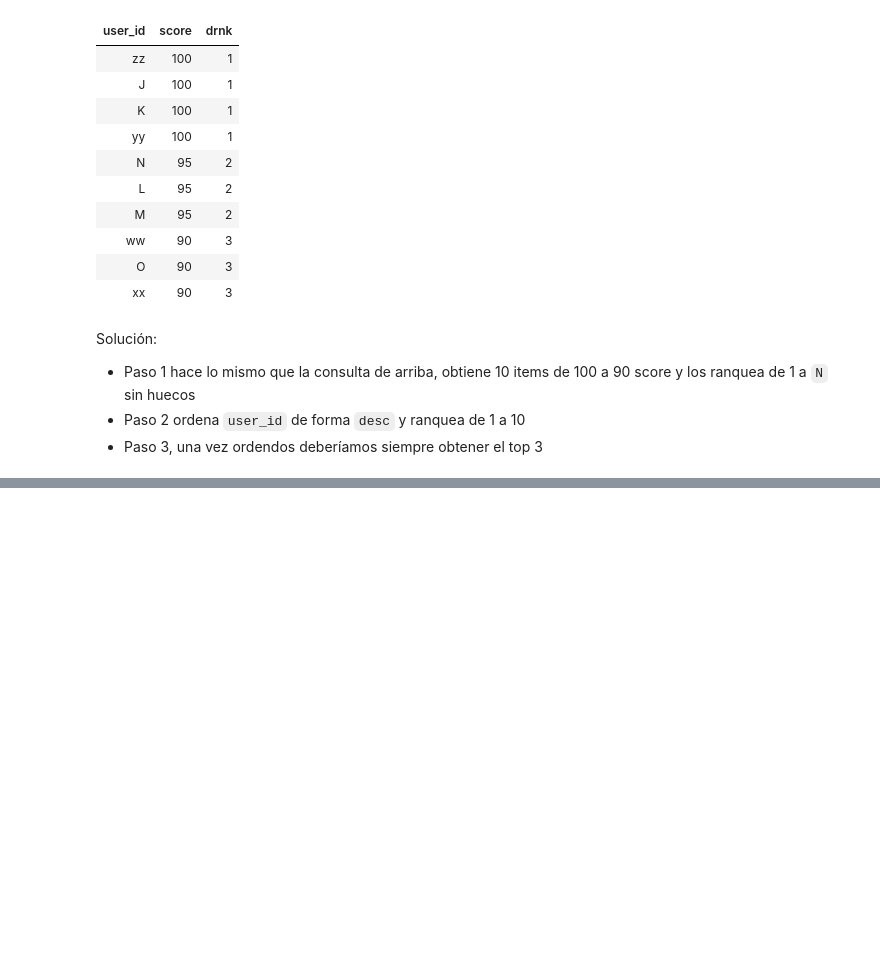
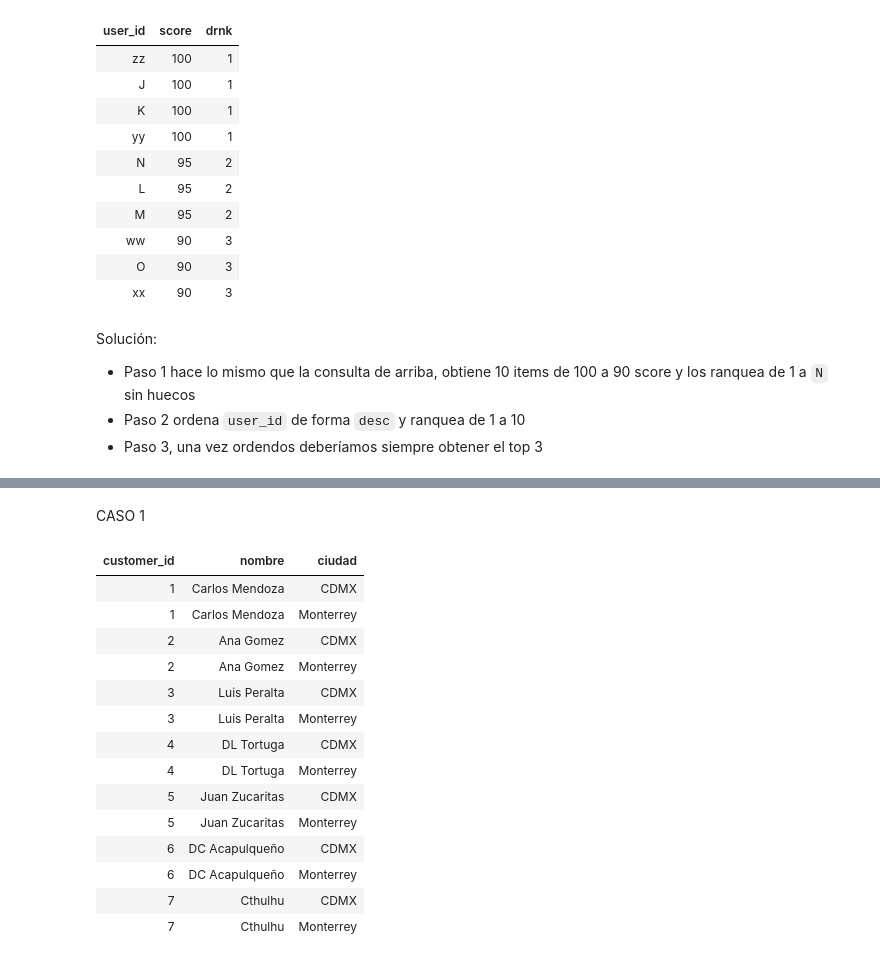
Before and after one commit to taquero-programador/DAB, a Jupyter notebook: dctg/Data.ipynb, the cells around one changed output, grey strips where cells are left out. Saved outputs shown, nothing was run; the diff lists cells and outputs as text; code cells hidden in the pictures; blank space fills up the shorter version.

```diff
--- a/dctg/Data.ipynb
+++ b/dctg/Data.ipynb
@@ -201,0 +217,29 @@ Running query in 'postgresql://targz:***@localhost:5432/danalysis'
+# %% [markdown]
+CASO 1
+# %%
+%%sql
+SELECT
+	c.customer_id,
+	c.nombre,
+	d.ciudad
+FROM
+	pulquero.clientes_prueba c,
+	pulquero.direcciones_prueba d
+WHERE
+	d.customer_id = 1;
+# %% [output]
+| customer_id | nombre | ciudad |
+| 1 | Carlos Mendoza | CDMX |
+| 1 | Carlos Mendoza | Monterrey |
+| 2 | Ana Gomez | CDMX |
+| 2 | Ana Gomez | Monterrey |
+| 3 | Luis Peralta | CDMX |
+| 3 | Luis Peralta | Monterrey |
+| 4 | DL Tortuga | CDMX |
+| 4 | DL Tortuga | Monterrey |
+| 5 | Juan Zucaritas | CDMX |
+| 5 | Juan Zucaritas | Monterrey |
+| 6 | DC Acapulqueño | CDMX |
+| 6 | DC Acapulqueño | Monterrey |
+| 7 | Cthulhu | CDMX |
+| 7 | Cthulhu | Monterrey |
```
Also changed, not shown: parts of 22 cells of this notebook, 1 other file.
